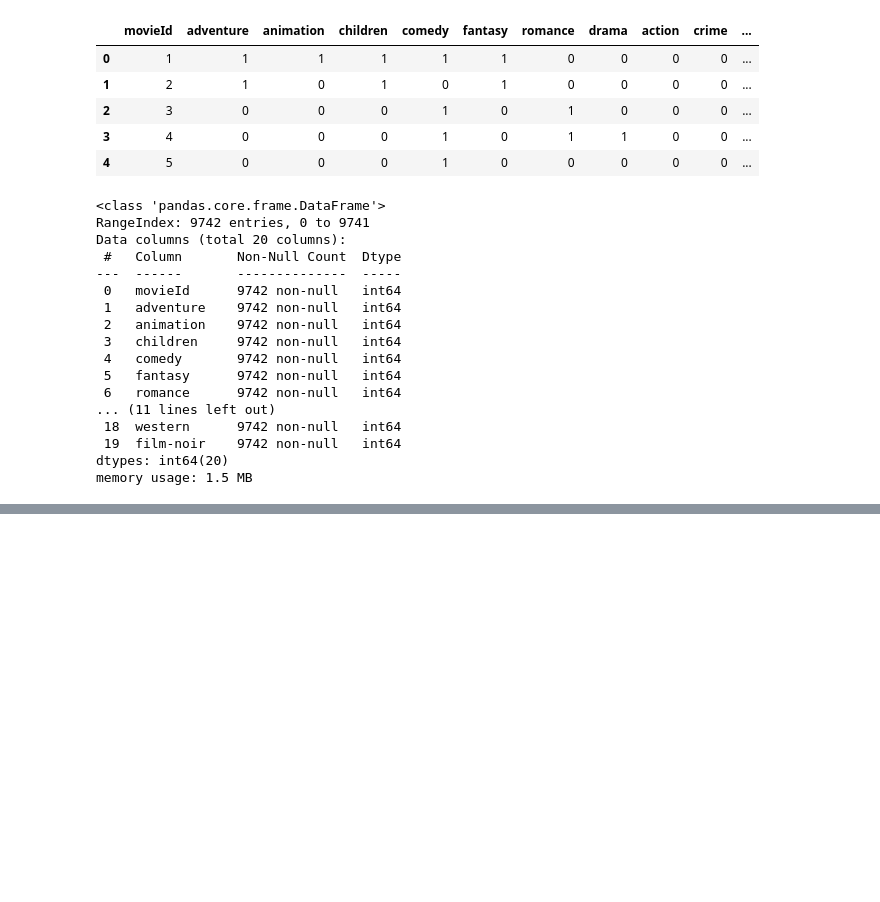
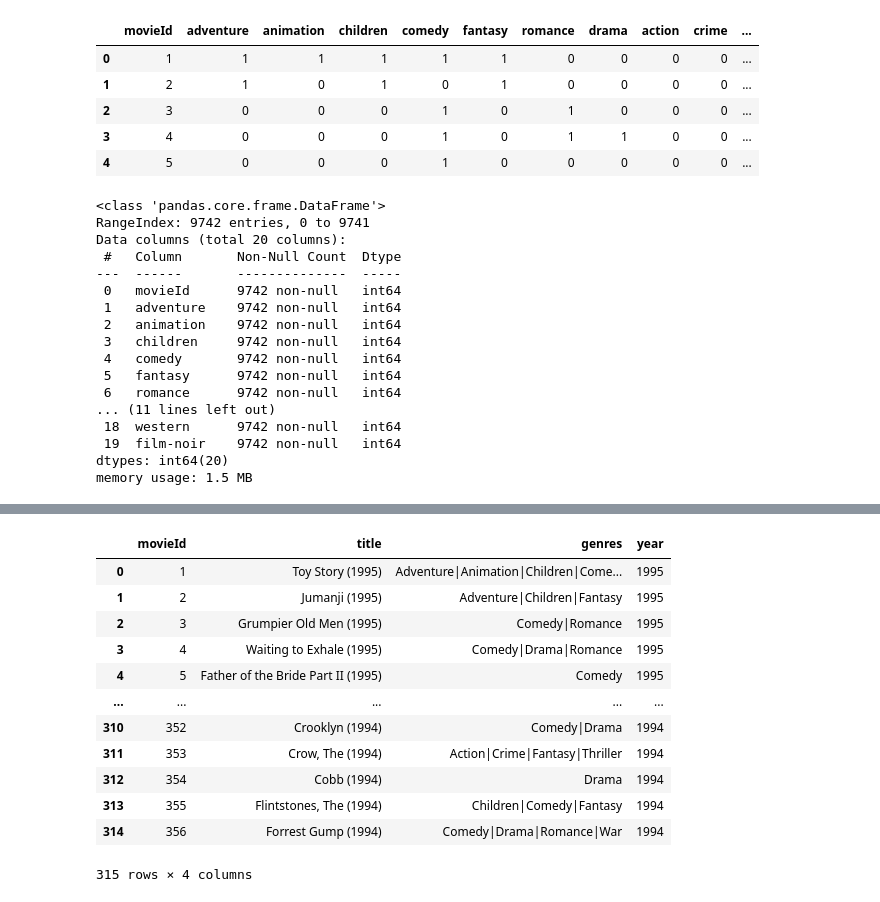
Before and after one commit to stack-raghav/MovieRecc.APP, a Jupyter notebook: Movie.ipynb, the cells around one changed output, grey strips where cells are left out. Cells and saved outputs as stored; diff of their text form; code cells hidden in the pictures; blank space fills up the shorter version.

```diff
--- a/Movie.ipynb
+++ b/Movie.ipynb
@@ -329,3 +329,19 @@ movie_review.head()
 | 4 | 1 | Toy Story (1995) | Adventure|Animation|Children|Come... | 1995 | 17 | 4.5 | 1 | 1 | 1 | 1 | ... |
 # %%
 movie_review = movie_review.drop(columns = 'genres')
+# %%
+movies.head(315)
+# %% [output]
+|  | movieId | title | genres | year |
+| 0 | 1 | Toy Story (1995) | Adventure|Animation|Children|Come... | 1995 |
+| 1 | 2 | Jumanji (1995) | Adventure|Children|Fantasy | 1995 |
+| 2 | 3 | Grumpier Old Men (1995) | Comedy|Romance | 1995 |
+| 3 | 4 | Waiting to Exhale (1995) | Comedy|Drama|Romance | 1995 |
+| 4 | 5 | Father of the Bride Part II (1995) | Comedy | 1995 |
+| ... | ... | ... | ... | ... |
+| 310 | 352 | Crooklyn (1994) | Comedy|Drama | 1994 |
+| 311 | 353 | Crow, The (1994) | Action|Crime|Fantasy|Thriller | 1994 |
+| 312 | 354 | Cobb (1994) | Drama | 1994 |
+| 313 | 355 | Flintstones, The (1994) | Children|Comedy|Fantasy | 1994 |
+| 314 | 356 | Forrest Gump (1994) | Comedy|Drama|Romance|War | 1994 |
+315 rows × 4 columns
```
Also changed, not shown: parts of 9 cells of this notebook.
